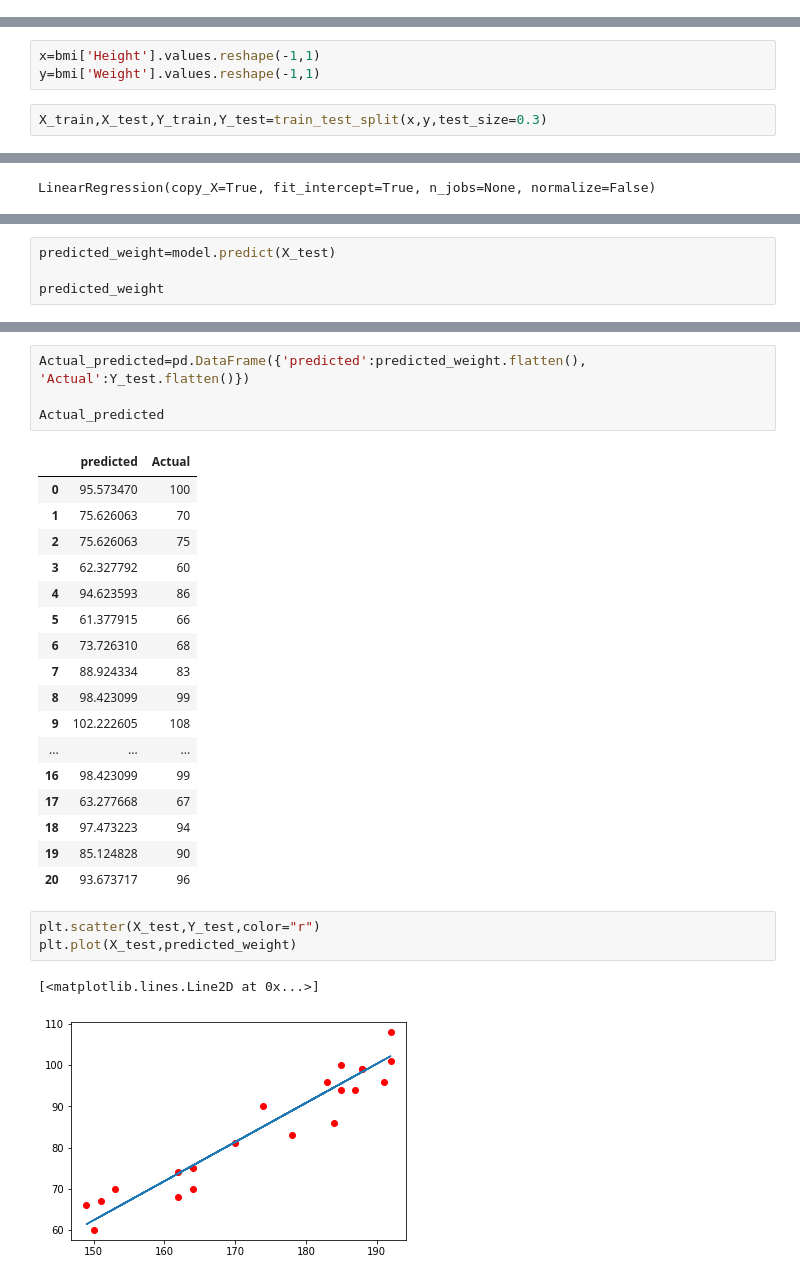
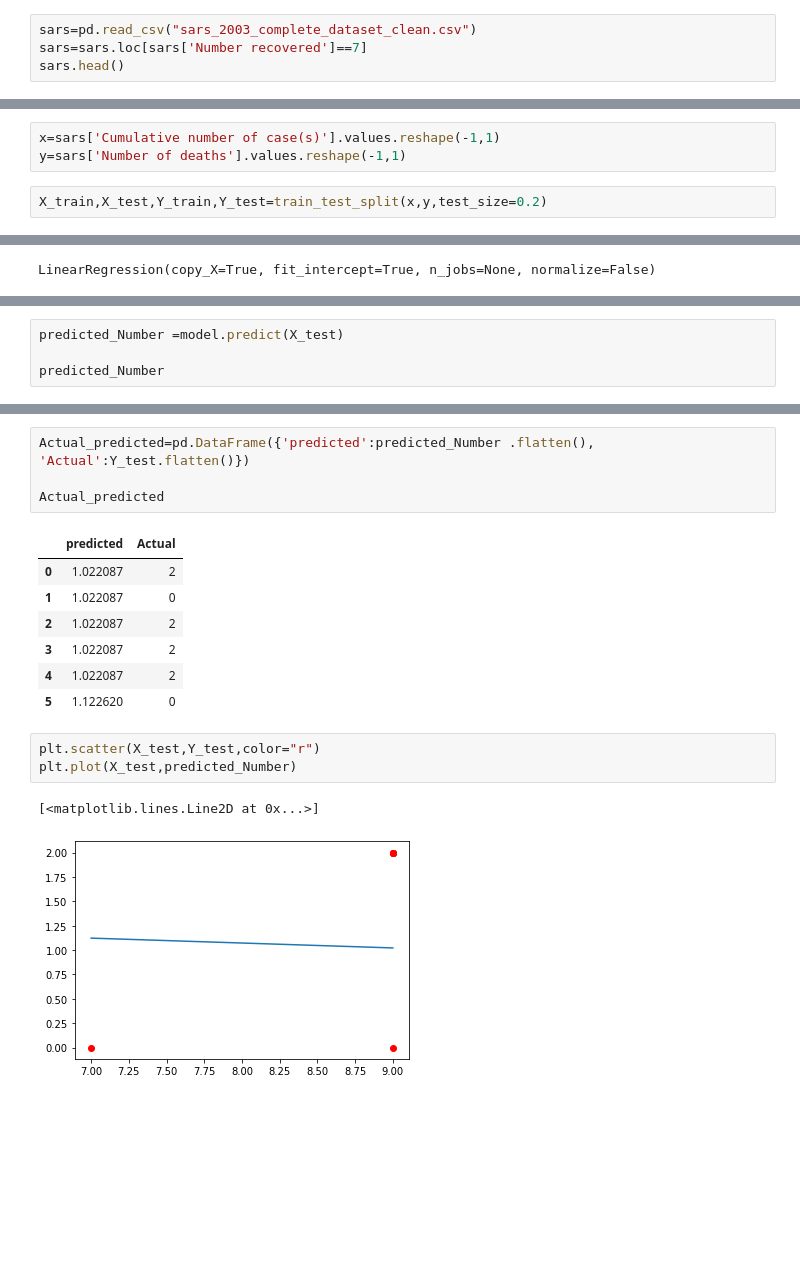
Before and after one commit to 19PA1A0493/PYTHON-BASICS, a Jupyter notebook: linearregression1.ipynb, the cells around one changed output, grey strips where cells are left out. Cells and saved outputs as stored; diff of their text form; blank space fills up the shorter version.

```diff
--- a/linearregression1.ipynb
+++ b/linearregression1.ipynb
@@ -31,0 +21,4 @@ bmi.head()
+# %%
+sars=pd.read_csv("sars_2003_complete_dataset_clean.csv")
+sars=sars.loc[sars['Number recovered']==7]
+sars.head()
@@ -49,8 +49,8 @@ bmi.plot(x='Height',y='Weight',style='o')
 # %%
-x=bmi['Height'].values.reshape(-1,1)
-y=bmi['Weight'].values.reshape(-1,1)
+x=sars['Cumulative number of case(s)'].values.reshape(-1,1)
+y=sars['Number of deaths'].values.reshape(-1,1)
 # %%
-X_train,X_test,Y_train,Y_test=train_test_split(x,y,test_size=0.3)
+X_train,X_test,Y_train,Y_test=train_test_split(x,y,test_size=0.2)
 # %%
 model=LinearRegression()
 model.fit(X_train,Y_train)
@@ -67,5 +67,5 @@ print(model.coef_)
 # %%
-predicted_weight=model.predict(X_test)
+predicted_Number =model.predict(X_test)
 
-predicted_weight
+predicted_Number
 # %% [output]
@@ -89,29 +78,19 @@ array([[ 95.57346961],
 # %%
-Actual_predicted=pd.DataFrame({'predicted':predicted_weight.flatten(), 'Actual':Y_test.flatten()})
+Actual_predicted=pd.DataFrame({'predicted':predicted_Number .flatten(), 'Actual':Y_test.flatten()})
 
 Actual_predicted
 # %% [output]
 |  | predicted | Actual |
-| 0 | 95.573470 | 100 |
-| 1 | 75.626063 | 70 |
-| 2 | 75.626063 | 75 |
-| 3 | 62.327792 | 60 |
-| 4 | 94.623593 | 86 |
-| 5 | 61.377915 | 66 |
-| 6 | 73.726310 | 68 |
-| 7 | 88.924334 | 83 |
-| 8 | 98.423099 | 99 |
-| 9 | 102.222605 | 108 |
-| ... | ... | ... |
-| 16 | 98.423099 | 99 |
-| 17 | 63.277668 | 67 |
-| 18 | 97.473223 | 94 |
-| 19 | 85.124828 | 90 |
-| 20 | 93.673717 | 96 |
+| 0 | 1.022087 | 2 |
+| 1 | 1.022087 | 0 |
+| 2 | 1.022087 | 2 |
+| 3 | 1.022087 | 2 |
+| 4 | 1.022087 | 2 |
+| 5 | 1.122620 | 0 |
 # %%
 plt.scatter(X_test,Y_test,color="r")
-plt.plot(X_test,predicted_weight)
+plt.plot(X_test,predicted_Number)
 # %% [output]
 [<matplotlib.lines.Line2D at 0x...>]
-[figure, old version]
+[figure, new version]
 # %%
```
Also changed, not shown: parts of 17 cells of this notebook.
